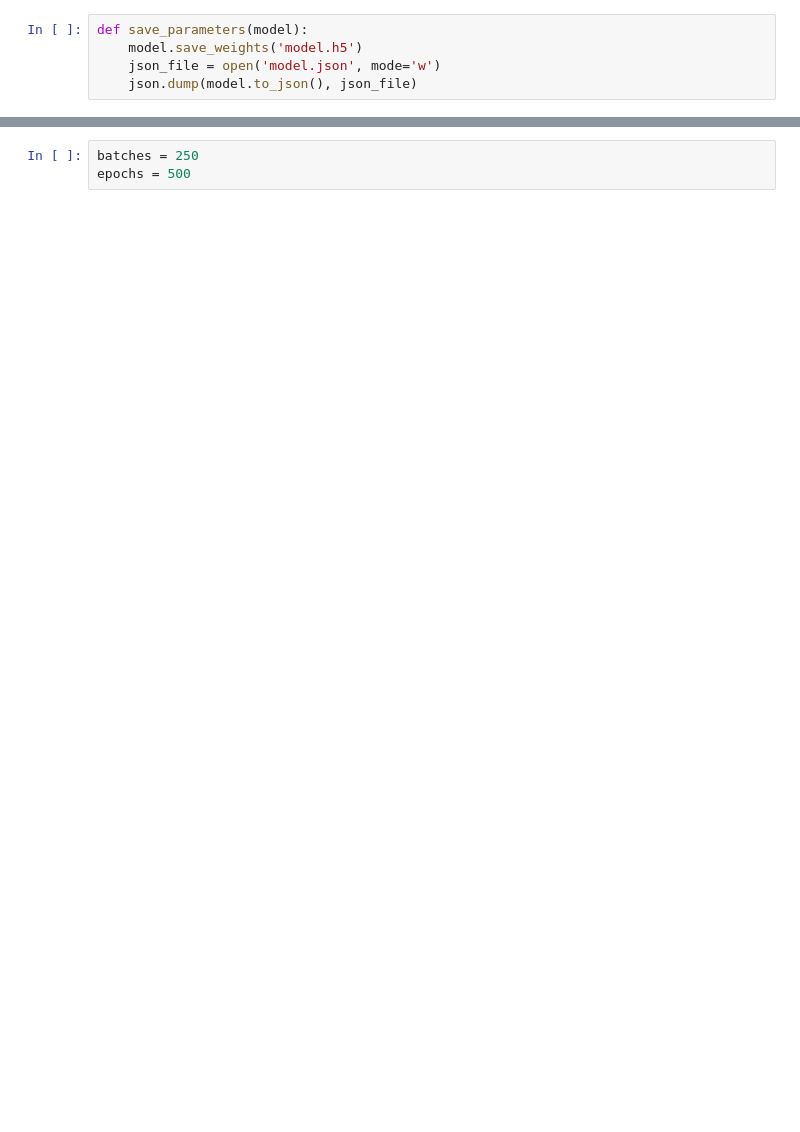
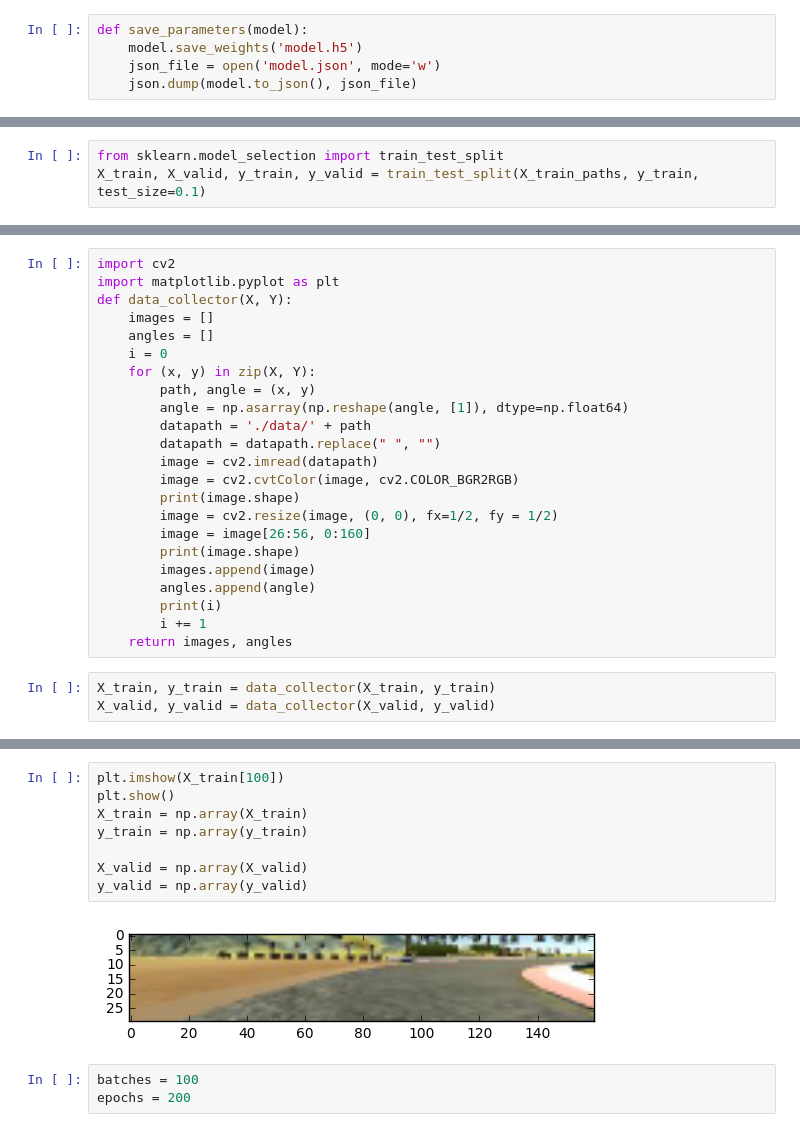
Before and after one commit to alpernkanli/BehaviouralCloning, a Jupyter notebook: Behavioural Cloning.ipynb, the cells around one changed output, grey strips where cells are left out. Drawn from its saved outputs; the diff is of its cells as text; blank space fills up the shorter version.

```diff
--- a/Behavioural Cloning.ipynb
+++ b/Behavioural Cloning.ipynb
@@ -66 +74,4 @@ def save_parameters(model):
+# %%
+from sklearn.model_selection import train_test_split
+X_train, X_valid, y_train, y_valid = train_test_split(X_train_paths, y_train, test_size=0.1)
 # %%
@@ -82 +89,27 @@ def generator(X, Y):
             yield image, angle
+# %%
+import cv2
+import matplotlib.pyplot as plt
+def data_collector(X, Y):
+    images = []
+    angles = []
+    i = 0
+    for (x, y) in zip(X, Y):
+        path, angle = (x, y)
+        angle = np.asarray(np.reshape(angle, [1]), dtype=np.float64)
+        datapath = './data/' + path
+        datapath = datapath.replace(" ", "")
+        image = cv2.imread(datapath)
+        image = cv2.cvtColor(image, cv2.COLOR_BGR2RGB)
+        print(image.shape)
+        image = cv2.resize(image, (0, 0), fx=1/2, fy = 1/2)
+        image = image[26:56, 0:160]
+        print(image.shape)
+        images.append(image)
+        angles.append(angle)
+        print(i)
+        i += 1
+    return images, angles
+# %%
+X_train, y_train = data_collector(X_train, y_train)
+X_valid, y_valid = data_collector(X_valid, y_valid)
@@ -83,3 +134,13 @@ def generator(X, Y):
+# %%
+plt.imshow(X_train[100])
+plt.show()
+X_train = np.array(X_train)
+y_train = np.array(y_train)
+
+X_valid = np.array(X_valid)
+y_valid = np.array(y_valid)
+# %% [output]
+[figure, added]
 # %%
-batches = 250
-epochs = 500
+batches = 100
+epochs = 200
```
Also changed, not shown: parts of 13 cells of this notebook.
